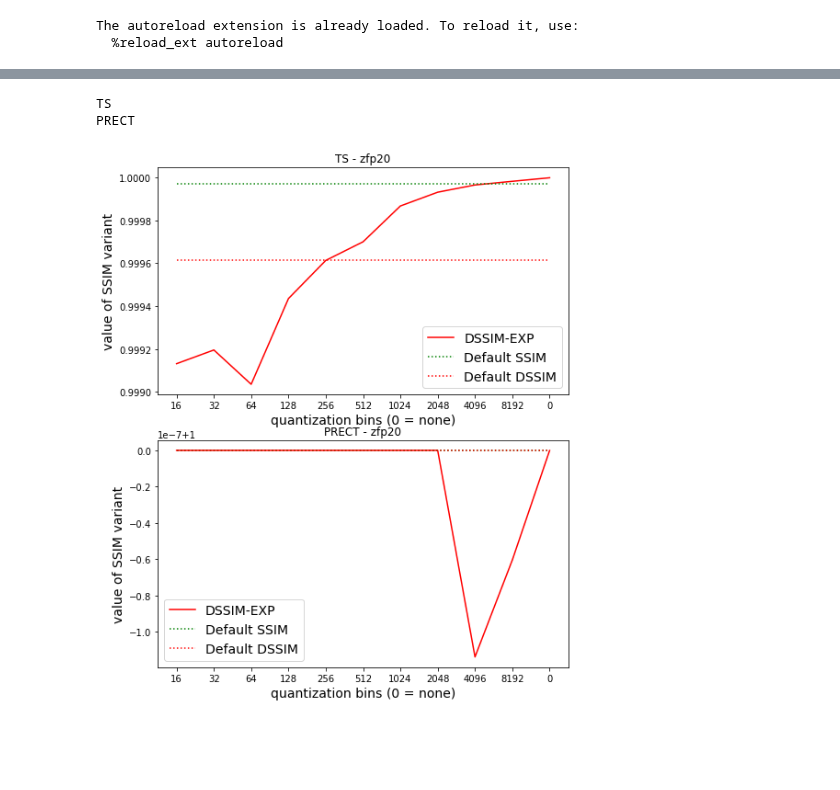
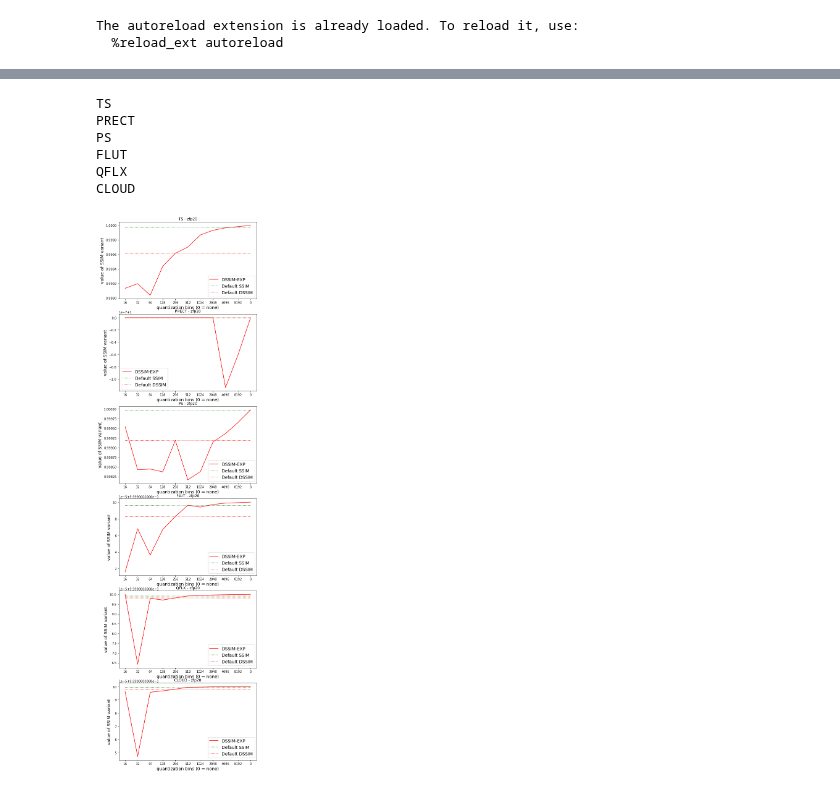
Before and after one commit to pinarda/lcr, a Jupyter notebook: notebooks/allison/more_dssim_quant.ipynb, the cells around one changed output, grey strips where cells are left out. Saved outputs shown, nothing was run; the diff lists cells and outputs as text; code cells hidden in the pictures; blank space fills up the shorter version.

```diff
--- a/notebooks/allison/more_dssim_quant.ipynb
+++ b/notebooks/allison/more_dssim_quant.ipynb
@@ -168,8 +197,8 @@ for q in q_values:
 nvar = len(vnames)
 
 from matplotlib import pyplot as plt
-#fig, axs = plt.subplots(nvar,1,figsize=(8,26))
-fig, axs = plt.subplots(nvar,1,figsize=(8,10))
+fig, axs = plt.subplots(nvar,1,figsize=(8,32))
+#fig, axs = plt.subplots(nvar,1,figsize=(8,15))
 
 for p,name in enumerate(vnames):
     axs[p].plot(my_labels, a_dssim_exp[:,p] , 'r', label = "DSSIM-EXP")
@@ -190,10 +219,10 @@ for p,name in enumerate(vnames):
 # %%
 import numpy as np
 
-vnames = ["TS", "PRECT", "PS", "FLUT", "QFLX"]
-vnames = ["TS", "PRECT"]
-ds = [all_ts_col, all_prect_col, all_ps_col, all_flut_col, all_qflx_col]
-ds = [all_ts_col, all_prect_col]
+vnames = ["TS", "PRECT", "PS", "FLUT", "QFLX", "CLOUD"]
+#vnames = ["TS", "PRECT", "CLOUD"]
+ds = [all_ts_col, all_prect_col, all_ps_col, all_flut_col, all_qflx_col, all_cloud_col]
+#ds = [all_ts_col, all_prect_col, all_cloud_col]
 
 val = "p8"
 q_values = [16, 32, 64, 128, 256, 512, 1024, 2048, 4096, 8192, 0]
@@ -208,8 +237,12 @@ for j, varname in enumerate(vnames):
     print(varname)
     #just doing t=0
     for i in range(1):
-        ts_orig = ds[j][varname].sel(collection="orig").isel(time=i).compute()
-        ts_comp = ds[j][varname].sel(collection=val).isel(time=i).compute()
+        if varname == "CLOUD":
+            ts_orig = ds[j][varname].sel(collection="orig").isel(time=i).isel(lev = 20).compute()
+            ts_comp = ds[j][varname].sel(collection=val).isel(time=i).isel(lev=20).compute()
+        else:
+            ts_orig = ds[j][varname].sel(collection="orig").isel(time=i).compute()
+            ts_comp = ds[j][varname].sel(collection=val).isel(time=i).compute()
 
         ts_differ = ldcpy.calcs.Diffcalcs(ts_orig, ts_comp, "cam-fv")
 
@@ -237,8 +274,8 @@ for q in q_values:
 nvar = len(vnames)
 
 from matplotlib import pyplot as plt
-#fig, axs = plt.subplots(nvar,1,figsize=(8,26))
-fig, axs = plt.subplots(nvar,1,figsize=(8,10))
+fig, axs = plt.subplots(nvar,1,figsize=(8,32))
+#fig, axs = plt.subplots(nvar,1,figsize=(8,10))
 
 for p,name in enumerate(vnames):
     axs[p].plot(my_labels, a_dssim_exp[:,p] , 'r', label = "DSSIM-EXP")
@@ -259,11 +296,11 @@ for p,name in enumerate(vnames):
 # %%
 import numpy as np
 
-vnames = ["TS", "PRECT", "PS", "FLUT", "QFLX"]
-vnames = ["TS", "PRECT"]
+vnames = ["TS", "PRECT", "PS", "FLUT", "QFLX", "CLOUD"]
+#vnames = ["TS", "PRECT", "CLOUD"]
 
-ds = [all_ts_col, all_prect_col, all_ps_col, all_flut_col, all_qflx_col]
-ds = [all_ts_col, all_prect_col]
+ds = [all_ts_col, all_prect_col, all_ps_col, all_flut_col, all_qflx_col, all_cloud_col]
+#ds = [all_ts_col, all_prect_col, all_cloud_col]
 
 
 val = "p20"
@@ -281,8 +318,12 @@ for j, varname in enumerate(vnames):
     print(varname)
     #just doing t=0
     for i in range(1):
-        ts_orig = ds[j][varname].sel(collection="orig").isel(time=i).compute()
-        ts_comp = ds[j][varname].sel(collection=val).isel(time=i).compute()
+        if varname == "CLOUD":
+            ts_orig = ds[j][varname].sel(collection="orig").isel(time=i).isel(lev = 20).compute()
+            ts_comp = ds[j][varname].sel(collection=val).isel(time=i).isel(lev=20).compute()
+        else:
+            ts_orig = ds[j][varname].sel(collection="orig").isel(time=i).compute()
+            ts_comp = ds[j][varname].sel(collection=val).isel(time=i).compute()
 
         ts_differ = ldcpy.calcs.Diffcalcs(ts_orig, ts_comp, "cam-fv")
 
@@ -302,31 +343,35 @@ for j, varname in enumerate(vnames):
 # %% [output]
 TS
 PRECT
+PS
+FLUT
+QFLX
+CLOUD
 # %%
 my_labels = []
 for q in q_values:
   my_labels.append(str(q))
 
 nvar = len(vnames)
 
 from matplotlib import pyplot as plt
-#fig, axs = plt.subplots(nvar,1,figsize=(8,26))
-fig, axs = plt.subplots(nvar,1,figsize=(8,10))
+fig, axs = plt.subplots(nvar,1,figsize=(8,32))
+#fig, axs = plt.subplots(nvar,1,figsize=(8,10))
 
 for p,name in enumerate(vnames):
     axs[p].plot(my_labels, a_dssim_exp[:,p] , 'r', label = "DSSIM-EXP")
     axs[p].plot(my_labels,  np.full(num, ts_ssim[p])    , 'g:',label = "Default SSIM")
     axs[p].plot(my_labels,  np.full(num, ts_dssim[p])    , 'r:',label = "Default DSSIM")
 
     #tmp_a = np.zeros(num*3)
     #np.concatenate((a_dssim[:,p],a_sf_ssim[:,p], a_ssim[:,p]), out = tmp_a)
     #minlim = min(tmp_a)
     #axs[p].set_ylim([minlim, 1.0])
 
     axs[p].legend(fontsize=14)
     axs[p].set_title(f"{name} - zfp20")
     axs[p].set_xlabel("quantization bins (0 = none)", fontsize=14)
     axs[p].set_ylabel("value of SSIM variant", fontsize=14)
 # %% [output]
-[figure, old version]
+[figure, new version]
 # %%
```
Also changed, not shown: parts of 7 cells of this notebook, 1 other file.
